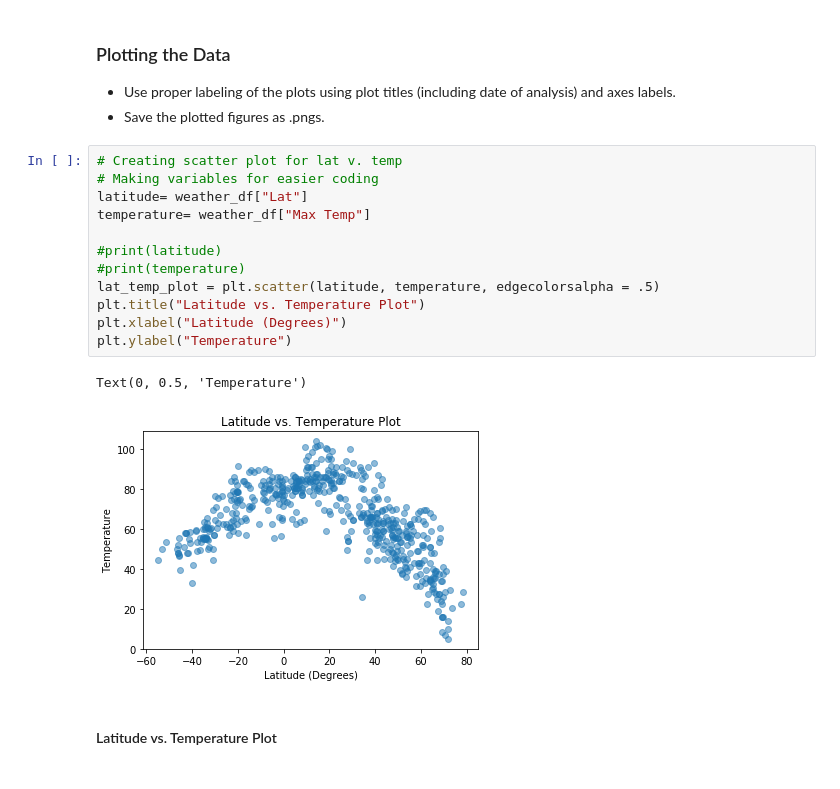
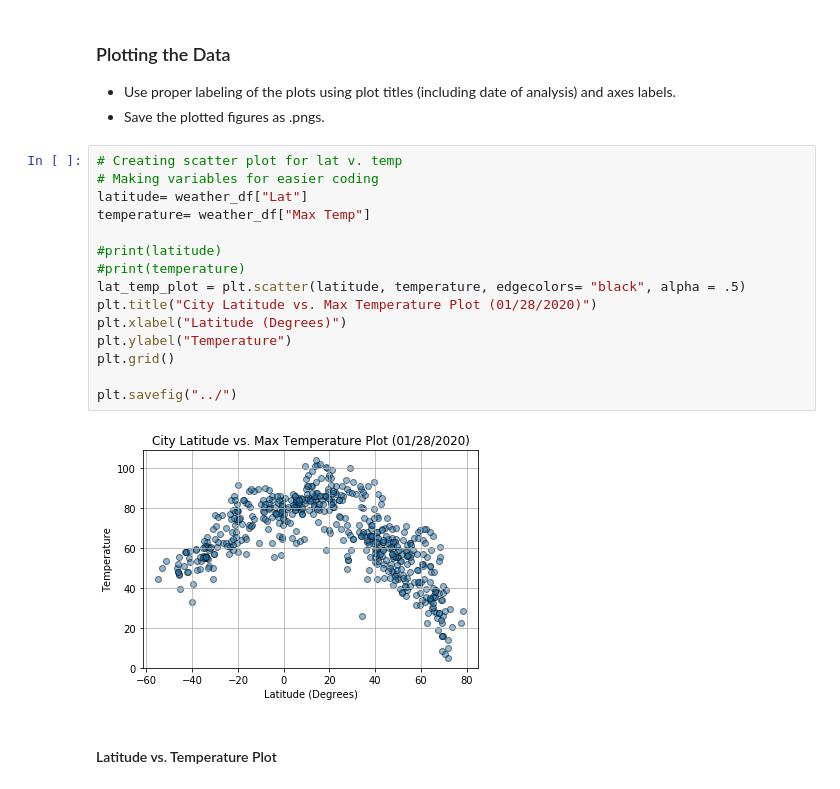
Before and after one commit to Bcliffwm/python-api-challenge, a Jupyter notebook: starter_code/WeatherPy.ipynb, the cells around one changed output. Cells and saved outputs as stored; diff of their text form.

```diff
--- a/starter_code/WeatherPy.ipynb
+++ b/starter_code/WeatherPy.ipynb
@@ -125,18 +125,20 @@ weather_df
 # %%
 # Creating scatter plot for lat v. temp
 # Making variables for easier coding
 latitude= weather_df["Lat"]
 temperature= weather_df["Max Temp"]
 
 #print(latitude)
 #print(temperature)
-lat_temp_plot = plt.scatter(latitude, temperature, edgecolorsalpha = .5)
-plt.title("Latitude vs. Temperature Plot")
+lat_temp_plot = plt.scatter(latitude, temperature, edgecolors= "black", alpha = .5)
+plt.title("City Latitude vs. Max Temperature Plot (01/28/2020)")
 plt.xlabel("Latitude (Degrees)")
 plt.ylabel("Temperature")
+plt.grid()
+
+plt.savefig("../")
 # %% [output]
-Text(0, 0.5, 'Temperature')
-[figure, old version]
+[figure, new version]
 # %% [markdown]
 #### Latitude vs. Temperature Plot
 # %%
```
Also changed, not shown: parts of 1 cell of this notebook.
